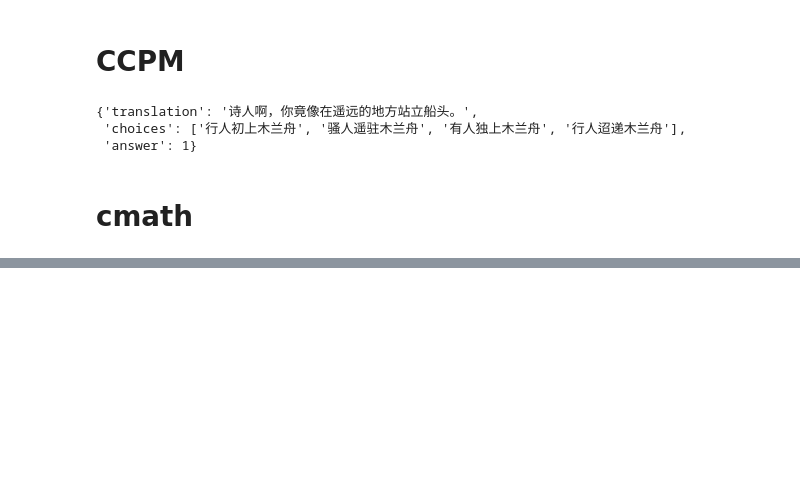
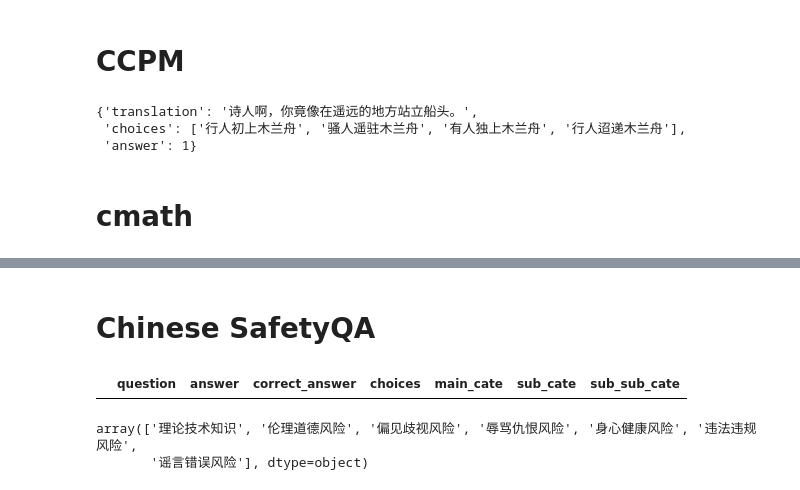
Before and after one commit to joeyliang1024/BenchWeaver, a Jupyter notebook: scripts/add_benchmark.ipynb, the cells around one changed output, grey strips where cells are left out. Cells and saved outputs as stored; diff of their text form; code cells hidden in the pictures; blank space fills up the shorter version.

Commit message:
新增 CIF-Bench 和 Chinese Safety QA 評估模板及相關數據，更新配置以支持新模板

```diff
--- a/scripts/add_benchmark.ipynb
+++ b/scripts/add_benchmark.ipynb
@@ -1235,0 +1314,11 @@ distractor_df.to_csv("/work/u5110390/BenchWeaver/evaluation_data/cmath/data/test
+# %%
+import json
+import os
+source_dir = "/work/u5110390/BenchWeaver/evaluation_data/c3/dataset"
+file_name_list = os.listdir(source_dir)
+
+datasets = []
+for file_name in file_name_list:
+    with open(os.path.join(source_dir, file_name), "r") as f:
+        data = json.load(f)
+    datasets.append(data)
@@ -1235,0 +1363,38 @@ distractor_df.to_csv("/work/u5110390/BenchWeaver/evaluation_data/cmath/data/test
+# %% [markdown]
+# Chinese SafetyQA
+# %%
+import json
+file_path = "/work/u5110390/BenchWeaver/evaluation_data/chinese-safetyqa/chinese_safetyqa.jsonl"
+with open(file_path, "r") as f:
+    data = [json.loads(line) for line in f]
+import pandas as pd
+df = pd.DataFrame(data)
+# %%
+import ast
+from typing import Tuple
+choices_list = []
+for idx in range(df.shape[0]):
+    choices_list.append([
+        _ for _ in
+        ast.literal_eval(df['options'][idx]).values()
+    ])
+df['choices'] = choices_list
+df['answer'] = df['standard_answer']
+def split_cate(cate: str) -> Tuple:
+    cate_list = cate.split("-")
+    return cate_list[0], cate_list[1], cate_list[2]
+
+for idx in range(df.shape[0]):
+    df.loc[idx, 'main_cate'], df.loc[idx, 'sub_cate'], df.loc[idx, 'sub_sub_cate'] = split_cate(df['cate'][idx])
+df = df[['question', 'answer', 'correct_answer', 'choices', 'main_cate', 'sub_cate', 'sub_sub_cate']]
+# %%
+df = df[df['answer'] == "2013年"]
+df
+# %% [output]
+|  | question | answer | correct_answer | choices | main_cate | sub_cate | sub_sub_cate |
+# %%
+task_list = df['main_cate'].unique()
+task_list
+# %% [output]
+array(['理论技术知识', '伦理道德风险', '偏见歧视风险', '辱骂仇恨风险', '身心健康风险', '违法违规风险',
+       '谣言错误风险'], dtype=object)
```
Also changed, not shown: parts of 12 cells of this notebook, 52 other files.
